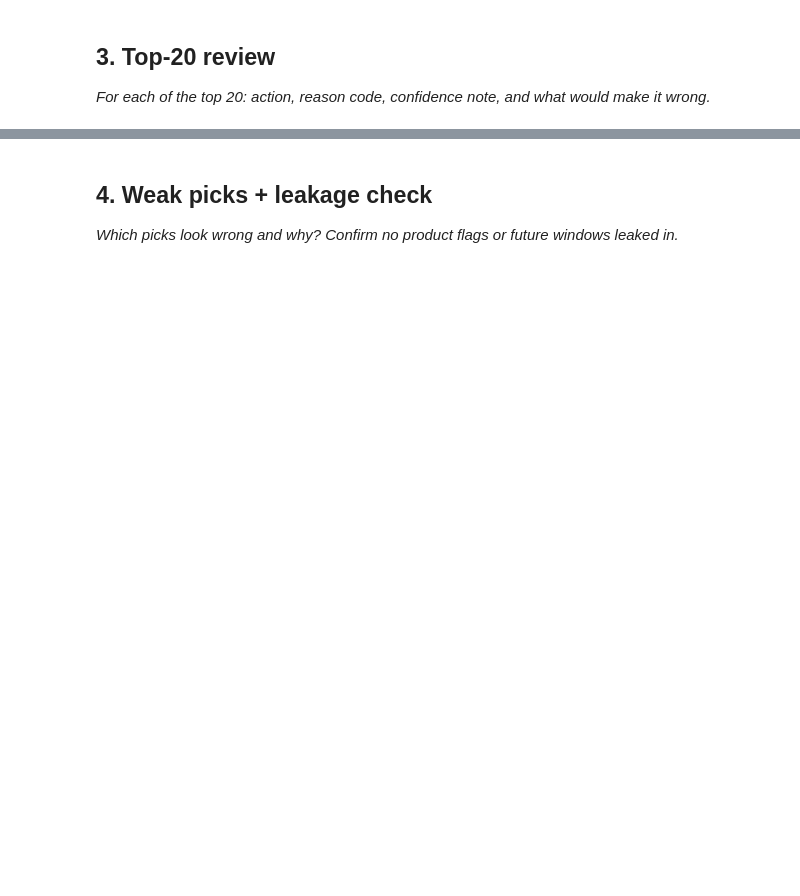
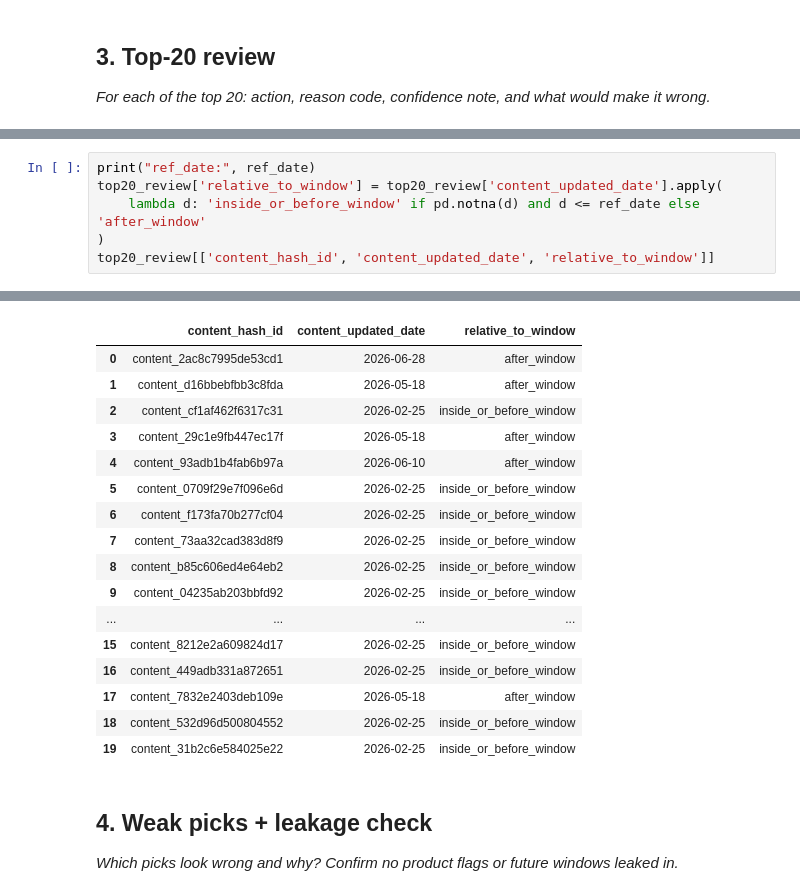
Before and after one commit to Khuld13/ML-intern-starter, a Jupyter notebook: work/notebooks/w04_baseline_score.ipynb, the cells around one changed output, grey strips where cells are left out. Drawn from its saved outputs; the diff is of its cells as text; blank space fills up the shorter version.

```diff
--- a/work/notebooks/w04_baseline_score.ipynb
+++ b/work/notebooks/w04_baseline_score.ipynb
@@ -29,0 +516,7 @@ This skeleton is yours to fill. Work the sections **in order** — each one has
+# %%
+print("ref_date:", ref_date)
+top20_review['relative_to_window'] = top20_review['content_updated_date'].apply(
+    lambda d: 'inside_or_before_window' if pd.notna(d) and d <= ref_date else 'after_window'
+)
+top20_review[['content_hash_id', 'content_updated_date', 'relative_to_window']]
+# %% [output]
@@ -30,3 +524,20 @@ This skeleton is yours to fill. Work the sections **in order** — each one has
+|  | content_hash_id | content_updated_date | relative_to_window |
+| 0 | content_2ac8c7995de53cd1 | 2026-06-28 | after_window |
+| 1 | content_d16bbebfbb3c8fda | 2026-05-18 | after_window |
+| 2 | content_cf1af462f6317c31 | 2026-02-25 | inside_or_before_window |
+| 3 | content_29c1e9fb447ec17f | 2026-05-18 | after_window |
+| 4 | content_93adb1b4fab6b97a | 2026-06-10 | after_window |
+| 5 | content_0709f29e7f096e6d | 2026-02-25 | inside_or_before_window |
+| 6 | content_f173fa70b277cf04 | 2026-02-25 | inside_or_before_window |
+| 7 | content_73aa32cad383d8f9 | 2026-02-25 | inside_or_before_window |
+| 8 | content_b85c606ed4e64eb2 | 2026-02-25 | inside_or_before_window |
+| 9 | content_04235ab203bbfd92 | 2026-02-25 | inside_or_before_window |
+| ... | ... | ... | ... |
+| 15 | content_8212e2a609824d17 | 2026-02-25 | inside_or_before_window |
+| 16 | content_449adb331a872651 | 2026-02-25 | inside_or_before_window |
+| 17 | content_7832e2403deb109e | 2026-05-18 | after_window |
+| 18 | content_532d96d500804552 | 2026-02-25 | inside_or_before_window |
+| 19 | content_31b2c6e584025e22 | 2026-02-25 | inside_or_before_window |
 # %% [markdown]
 ## 4. Weak picks + leakage check
 
```
Also changed, not shown: parts of 24 cells of this notebook.
